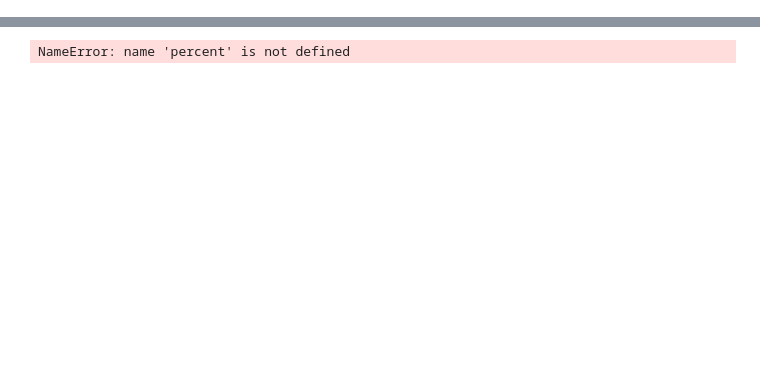
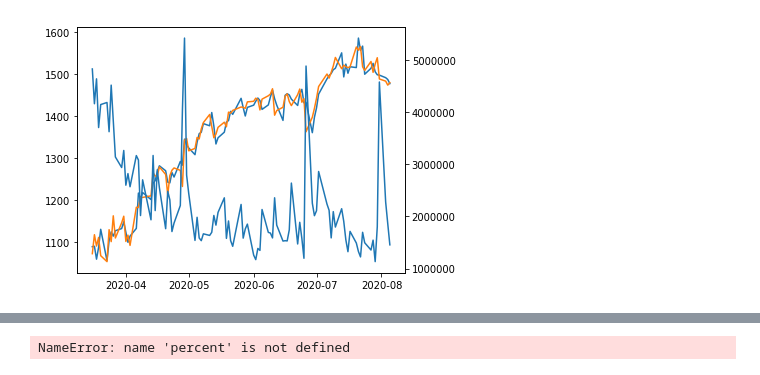
Before and after one commit to jwheeler706/Buy-low-sell-high, a Jupyter notebook: Testing testing.ipynb, the cells around one changed output, grey strips where cells are left out. Cells and saved outputs as stored; diff of their text form; code cells hidden in the pictures; blank space fills up the shorter version.

```diff
--- a/Testing testing.ipynb
+++ b/Testing testing.ipynb
@@ -6,0 +29,17 @@ jeff = Portfolio(100000)
+# %%
+volume = jeff.stocks['GOOGL'].daily['5. volume']#*max(jeff.stocks['GOOGL'].daily['1. open'])
+df = jeff.stocks['GOOGL'].daily[['1. open', '4. close']]#/max(jeff.stocks['GOOGL'].daily['1. open'].max(),
+                                                           #jeff.stocks['GOOGL'].daily['4. close'].max())
+#df['5. volume'] = volume
+
+fig, ax1 = plt.subplots()
+ax1.plot(df)
+
+ax2 = ax1.twinx()
+ax2.plot(volume)
+
+fig.tight_layout()
+plt.show()
+#df[10:50].plot()
+# %% [output]
+[figure, added]
```
Also changed, not shown: parts of 18 cells of this notebook, 1 other file.
